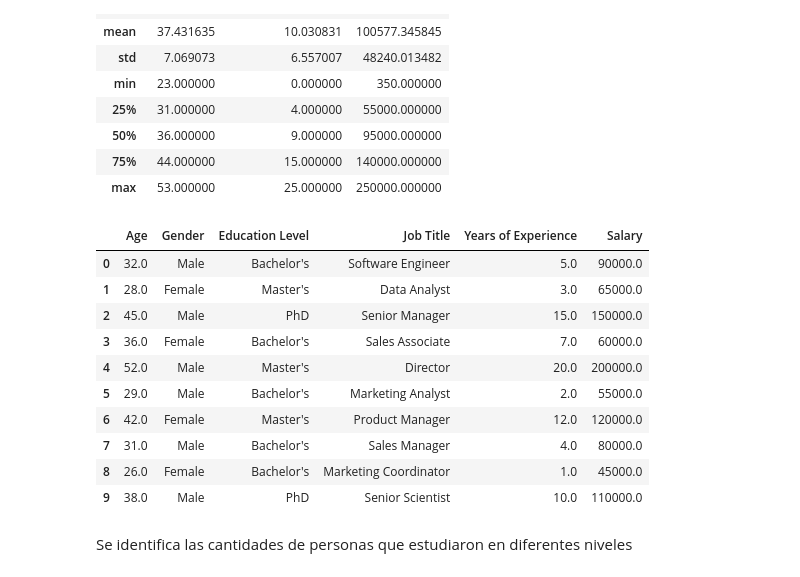
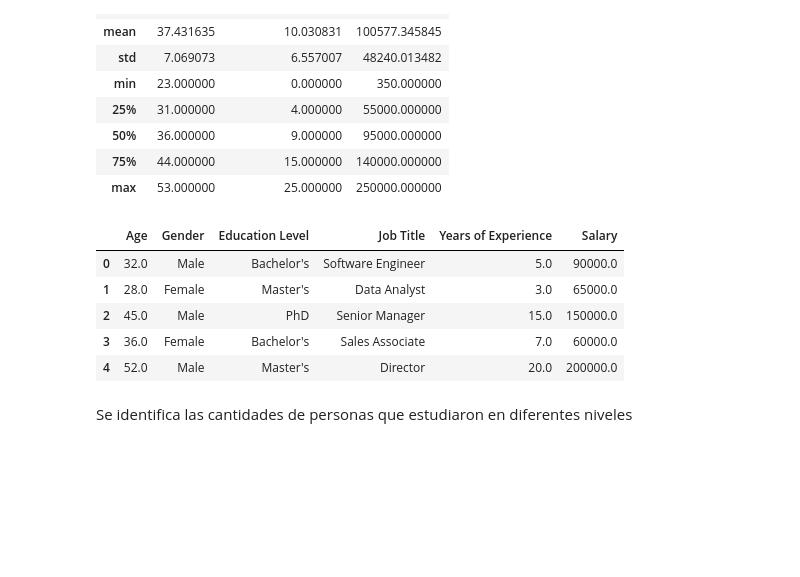
Before and after one commit to AlejoBovet/MachineLearningPublic, a Jupyter notebook: Practica1.ipynb, the cells around one changed output. Drawn from its saved outputs; the diff is of its cells as text; code cells hidden in the pictures; blank space fills up the shorter version.

```diff
--- a/Practica1.ipynb
+++ b/Practica1.ipynb
@@ -22,3 +16,5 @@ Saving SalaryData.csv to SalaryData.csv
+# %%
+Isalary = pd.read_csv('Datas\SalaryData.csv')
 # %%
 Isalary.info()
 # %% [output]
@@ -61,19 +81,14 @@ Isalary.describe()
 | 75% | 44.000000 | 15.000000 | 140000.000000 |
 | max | 53.000000 | 25.000000 | 250000.000000 |
 # %%
-Isalary.head(10)
+Isalary.head()
 # %% [output]
 |  | Age | Gender | Education Level | Job Title | Years of Experience | Salary |
 | 0 | 32.0 | Male | Bachelor's | Software Engineer | 5.0 | 90000.0 |
 | 1 | 28.0 | Female | Master's | Data Analyst | 3.0 | 65000.0 |
 | 2 | 45.0 | Male | PhD | Senior Manager | 15.0 | 150000.0 |
 | 3 | 36.0 | Female | Bachelor's | Sales Associate | 7.0 | 60000.0 |
 | 4 | 52.0 | Male | Master's | Director | 20.0 | 200000.0 |
-| 5 | 29.0 | Male | Bachelor's | Marketing Analyst | 2.0 | 55000.0 |
-| 6 | 42.0 | Female | Master's | Product Manager | 12.0 | 120000.0 |
-| 7 | 31.0 | Male | Bachelor's | Sales Manager | 4.0 | 80000.0 |
-| 8 | 26.0 | Female | Bachelor's | Marketing Coordinator | 1.0 | 45000.0 |
-| 9 | 38.0 | Male | PhD | Senior Scientist | 10.0 | 110000.0 |
 # %% [markdown]
 Se identifica las cantidades de personas que estudiaron en diferentes niveles
 # %%
```
Also changed, not shown: parts of 36 cells of this notebook.
